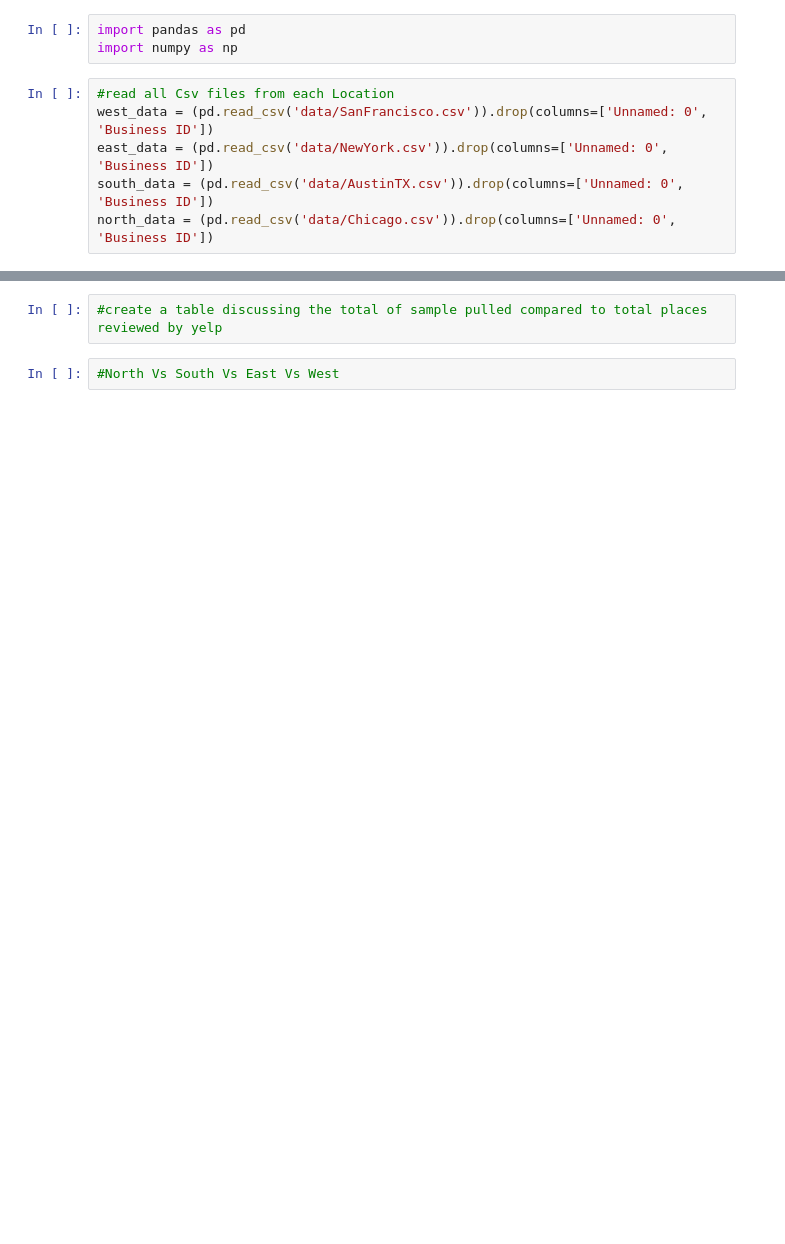
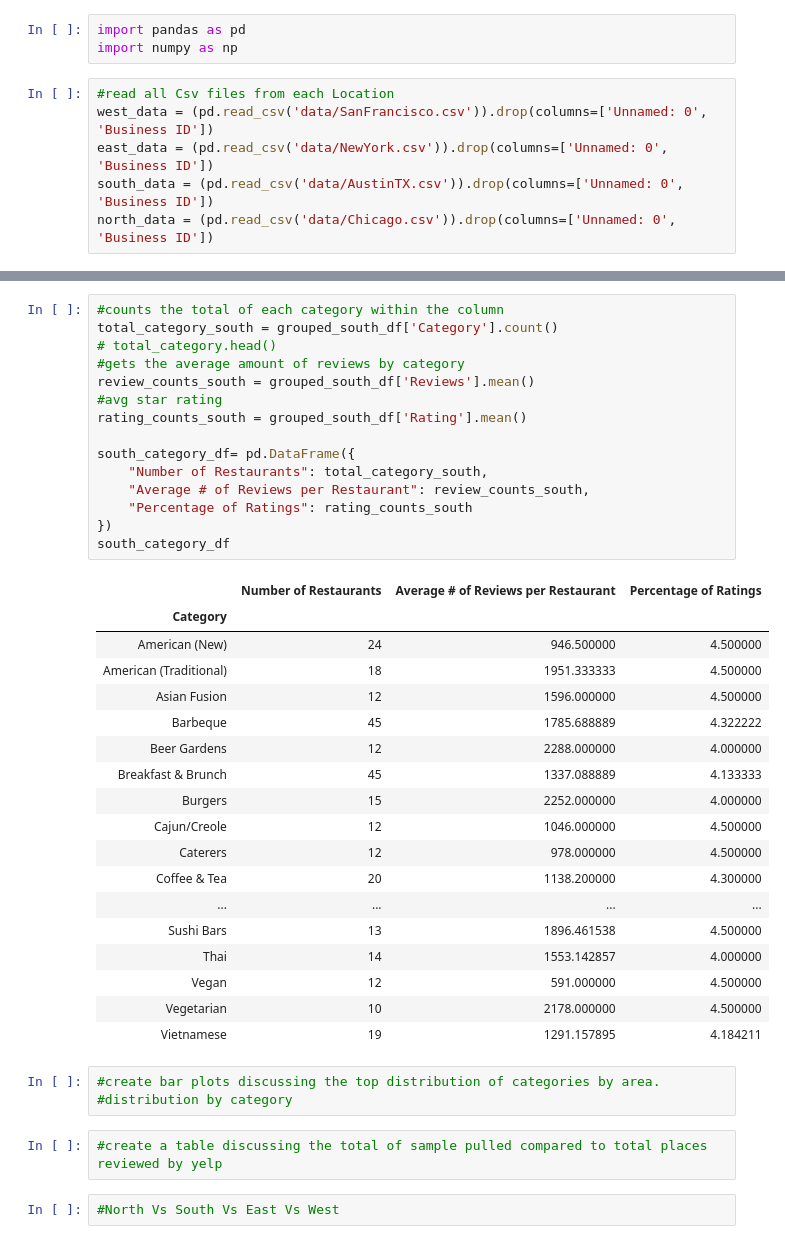
Before and after one commit to elzster/Yelp-Analytics, a Jupyter notebook: Project Master.ipynb, the cells around one changed output, grey strips where cells are left out. Saved outputs shown, nothing was run; the diff lists cells and outputs as text; blank space fills up the shorter version.

```diff
--- a/Project Master.ipynb
+++ b/Project Master.ipynb
@@ -62,3 +150,39 @@ KeyError: 'Price'
+# %%
+#counts the total of each category within the column
+total_category_south = grouped_south_df['Category'].count()
+# total_category.head()
+#gets the average amount of reviews by category
+review_counts_south = grouped_south_df['Reviews'].mean()
+#avg star rating
+rating_counts_south = grouped_south_df['Rating'].mean()
+
+south_category_df= pd.DataFrame({
+    "Number of Restaurants": total_category_south,
+    "Average # of Reviews per Restaurant": review_counts_south,
+    "Percentage of Ratings": rating_counts_south
+})
+south_category_df
+# %% [output]
+|  | Number of Restaurants | Average # of Reviews per Restaurant | Percentage of Ratings |
+| Category |  |  |  |
+| American (New) | 24 | 946.500000 | 4.500000 |
+| American (Traditional) | 18 | 1951.333333 | 4.500000 |
+| Asian Fusion | 12 | 1596.000000 | 4.500000 |
+| Barbeque | 45 | 1785.688889 | 4.322222 |
+| Beer Gardens | 12 | 2288.000000 | 4.000000 |
+| Breakfast & Brunch | 45 | 1337.088889 | 4.133333 |
+| Burgers | 15 | 2252.000000 | 4.000000 |
+| Cajun/Creole | 12 | 1046.000000 | 4.500000 |
+| Caterers | 12 | 978.000000 | 4.500000 |
+| Coffee & Tea | 20 | 1138.200000 | 4.300000 |
+| ... | ... | ... | ... |
+| Sushi Bars | 13 | 1896.461538 | 4.500000 |
+| Thai | 14 | 1553.142857 | 4.000000 |
+| Vegan | 12 | 591.000000 | 4.500000 |
+| Vegetarian | 10 | 2178.000000 | 4.500000 |
+| Vietnamese | 19 | 1291.157895 | 4.184211 |
+# %%
+#create bar plots discussing the top distribution of categories by area. #distribution by category
 # %%
 #create a table discussing the total of sample pulled compared to total places reviewed by yelp
 # %%
```
Also changed, not shown: parts of 12 cells of this notebook.
